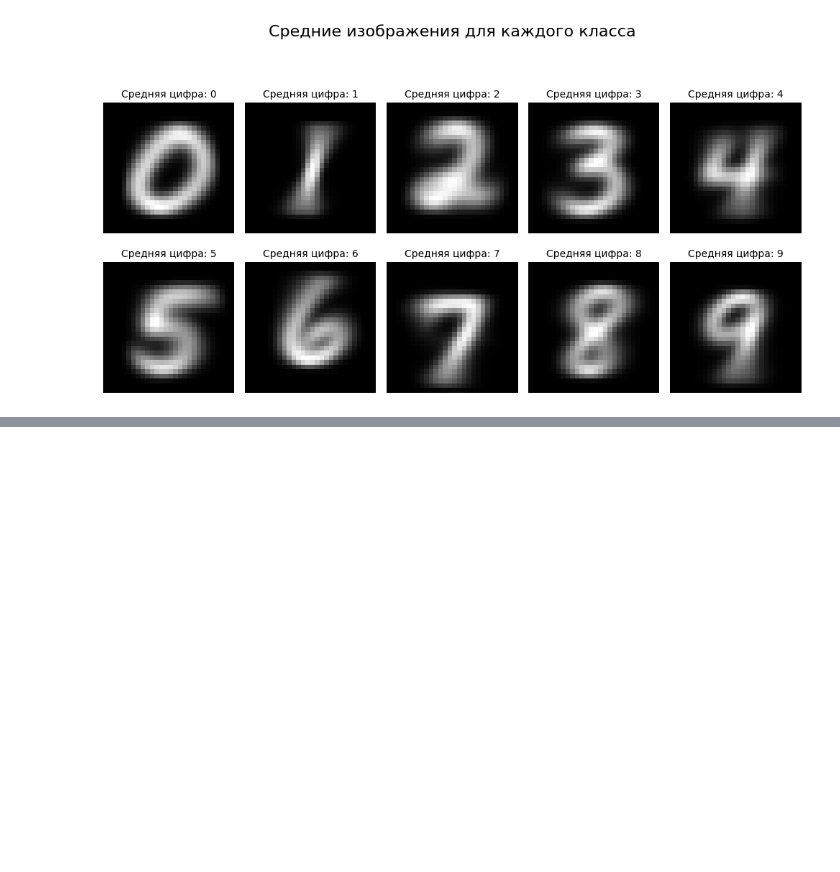
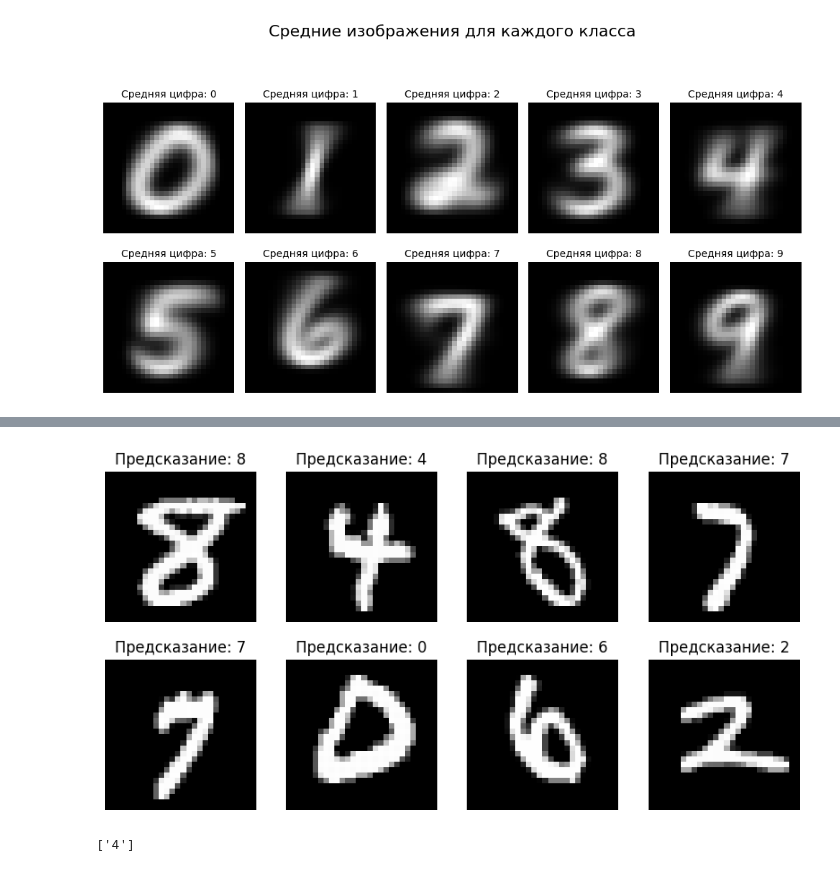
Before and after one commit to KRLL1243/DS_2, a Jupyter notebook: hw1/main.ipynb, the cells around one changed output, grey strips where cells are left out. Drawn from its saved outputs; the diff is of its cells as text; code cells hidden in the pictures; blank space fills up the shorter version.

```diff
--- a/hw1/main.ipynb
+++ b/hw1/main.ipynb
@@ -92,3 +96,9 @@ def plot_average_images(images, labels, num_classes=10):
 plot_average_images(images, mnist.target)
 # %% [output]
 [figure]
+# %%
+# Разделение данных на обучающий и тестовый наборы
+X = mnist.data
+y = mnist.target
+
+X_train, X_test, y_train, y_test = train_test_split(X, y, test_size=0.2, random_state=42)
@@ -94,0 +141,23 @@ plot_average_images(images, mnist.target)
+# %%
+# Визуализация нескольких изображений
+fig, axes = plt.subplots(2, 4, figsize=(10, 5))
+for i, ax in enumerate(axes.ravel()):
+    ax.imshow(X_test.iloc[i].values.reshape(28, 28), cmap='gray')
+    ax.set_title(f"Предсказание: {y_pred[i]}")
+    ax.axis('off')
+plt.show()
+# %% [output]
+[figure, added]
+# %%
+#Тест на своем изображении
+img = Image.open('4.png')
+img  = img.convert('L')
+pixels = np.asarray(img)
+img_array = pixels.reshape(1, 784)
+
+img_df = pd.DataFrame(data=img_array, columns=mnist.data.columns)
+
+y_pred_my = model.predict(img_df)
+print(y_pred_my)
+# %% [output]
+['4']
```
Also changed, not shown: parts of 2 cells of this notebook, 1 other file.
